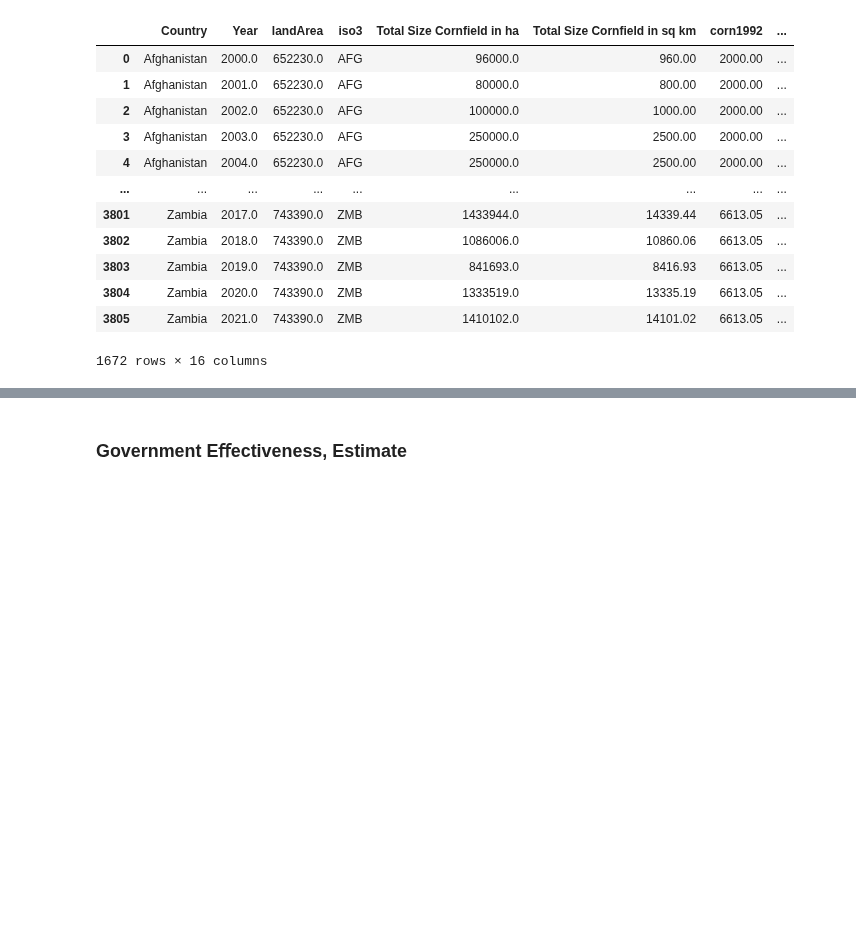
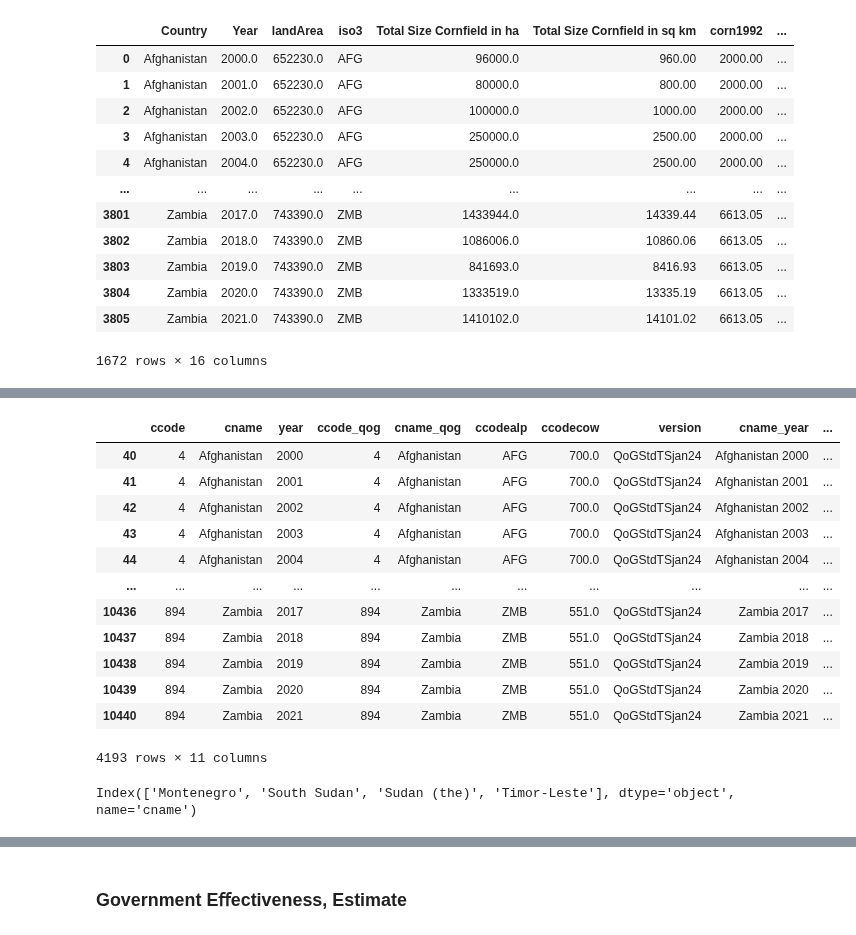
Before and after one commit to ZeliaDec/DataScience, a Jupyter notebook: Data_Notebook.ipynb, the cells around one changed output, grey strips where cells are left out. Cells and saved outputs as stored; diff of their text form; code cells hidden in the pictures; blank space fills up the shorter version.

```diff
--- a/Data_Notebook.ipynb
+++ b/Data_Notebook.ipynb
@@ -1525,0 +1565,26 @@ last_df
+# %%
+pop = pop[pop["year"]>=2000]
+pop = pop[pop["year"]<=2021]
+pop = pop.dropna()
+pop
+# %% [output]
+|  | ccode | cname | year | ccode_qog | cname_qog | ccodealp | ccodecow | version | cname_year | ... |
+| 40 | 4 | Afghanistan | 2000 | 4 | Afghanistan | AFG | 700.0 | QoGStdTSjan24 | Afghanistan 2000 | ... |
+| 41 | 4 | Afghanistan | 2001 | 4 | Afghanistan | AFG | 700.0 | QoGStdTSjan24 | Afghanistan 2001 | ... |
+| 42 | 4 | Afghanistan | 2002 | 4 | Afghanistan | AFG | 700.0 | QoGStdTSjan24 | Afghanistan 2002 | ... |
+| 43 | 4 | Afghanistan | 2003 | 4 | Afghanistan | AFG | 700.0 | QoGStdTSjan24 | Afghanistan 2003 | ... |
+| 44 | 4 | Afghanistan | 2004 | 4 | Afghanistan | AFG | 700.0 | QoGStdTSjan24 | Afghanistan 2004 | ... |
+| ... | ... | ... | ... | ... | ... | ... | ... | ... | ... | ... |
+| 10436 | 894 | Zambia | 2017 | 894 | Zambia | ZMB | 551.0 | QoGStdTSjan24 | Zambia 2017 | ... |
+| 10437 | 894 | Zambia | 2018 | 894 | Zambia | ZMB | 551.0 | QoGStdTSjan24 | Zambia 2018 | ... |
+| 10438 | 894 | Zambia | 2019 | 894 | Zambia | ZMB | 551.0 | QoGStdTSjan24 | Zambia 2019 | ... |
+| 10439 | 894 | Zambia | 2020 | 894 | Zambia | ZMB | 551.0 | QoGStdTSjan24 | Zambia 2020 | ... |
+| 10440 | 894 | Zambia | 2021 | 894 | Zambia | ZMB | 551.0 | QoGStdTSjan24 | Zambia 2021 | ... |
+4193 rows × 11 columns
+# %%
+value_counts_per_area = pop.groupby("cname")["wdi_poprul"].count()
+
+areas_not_equal_to_22 = value_counts_per_area[value_counts_per_area != 22].index
+areas_not_equal_to_22
+# %% [output]
+Index(['Montenegro', 'South Sudan', 'Sudan (the)', 'Timor-Leste'], dtype='object', name='cname')
```
Also changed, not shown: parts of 10 cells of this notebook, 1 other file.
